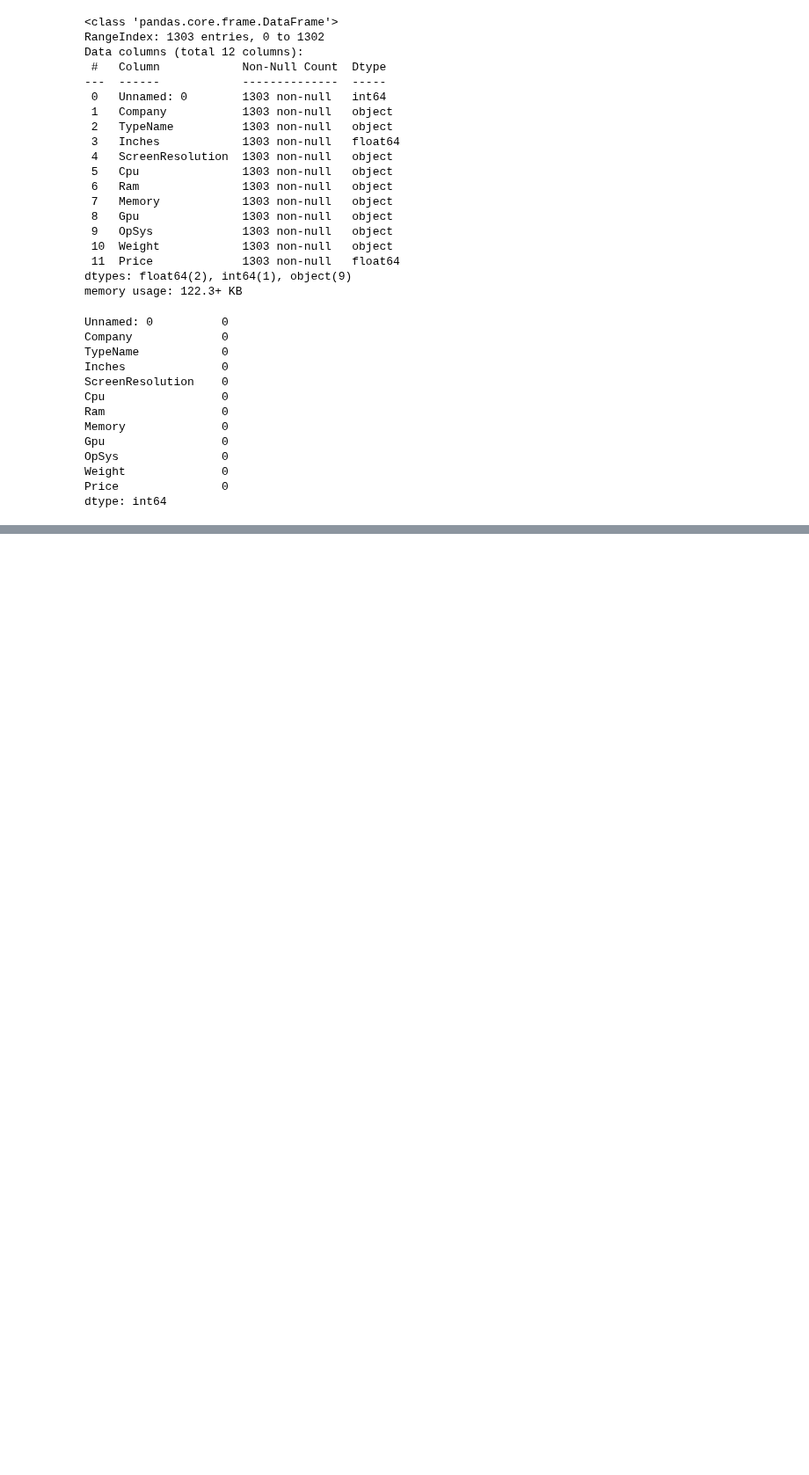
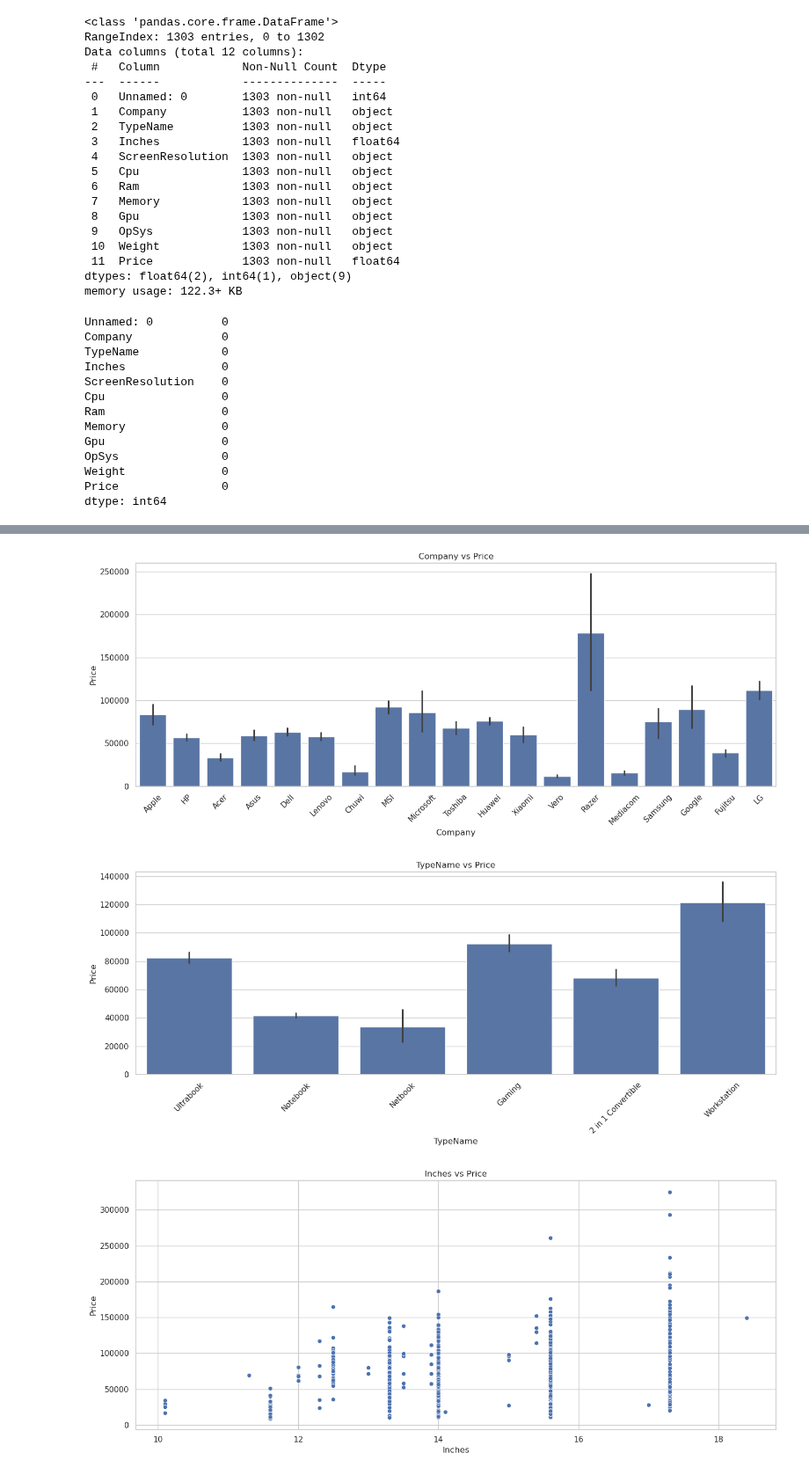
Before and after one commit to Ddasunsandeepa/laptop_price_predictor_project, a Jupyter notebook: notebooks/FC212017-Dasun/Data_Preprocessing.ipynb, the cells around one changed output, grey strips where cells are left out. Shown at 88% size. Drawn from its saved outputs; the diff is of its cells as text; code cells hidden in the pictures; blank space fills up the shorter version.

Commit message:
update data preprocessing data visualization using plots

```diff
--- a/notebooks/FC212017-Dasun/Data_Preprocessing.ipynb
+++ b/notebooks/FC212017-Dasun/Data_Preprocessing.ipynb
@@ -51,0 +100,3 @@ dtype: int64
+# %%
+df.drop ( columns = [ 'Unnamed: 0' ] , inplace = True )
+df.head()
@@ -51,0 +146,12 @@ dtype: int64
+# %%
+df_Original = df.copy()
+# Feature: PPI (Pixel Density)
+pixels = df['ScreenResolution'].str.extract(r'(\d+)x(\d+)')
+pixels = pixels.astype('float')
+df['Length'] = pixels[0]
+df['Width'] = pixels[1]
+df['PPI'] = ( (df['Length']**2 + df['Width']**2) ** 0.5 ) / df['Inches']
+
+# Clean: Convert RAM and Weight to numeric
+df['Ram'] = df['Ram'].str.replace('GB', '').astype('int64')
+df['Weight'] = df['Weight'].str.replace('kg', '').astype('float64')
@@ -51,0 +160,16 @@ dtype: int64
+# %%
+sns.set(style="whitegrid")
+for col in ['Company', 'TypeName', 'Inches', 'Ram']:  # choose relevant cols
+    plt.figure(figsize=(14,6))
+    if df[col].dtype == 'object':
+        sns.barplot(x=col, y='Price', data=df)
+        plt.xticks(rotation=45)
+    else:
+        sns.scatterplot(x=col, y='Price', data=df)
+    plt.title(f"{col} vs Price")
+    plt.tight_layout()
+    plt.show()
+# %% [output]
+[figure, added]
+[figure, added]
+[figure, added]
```
Also changed, not shown: parts of 17 cells of this notebook.
